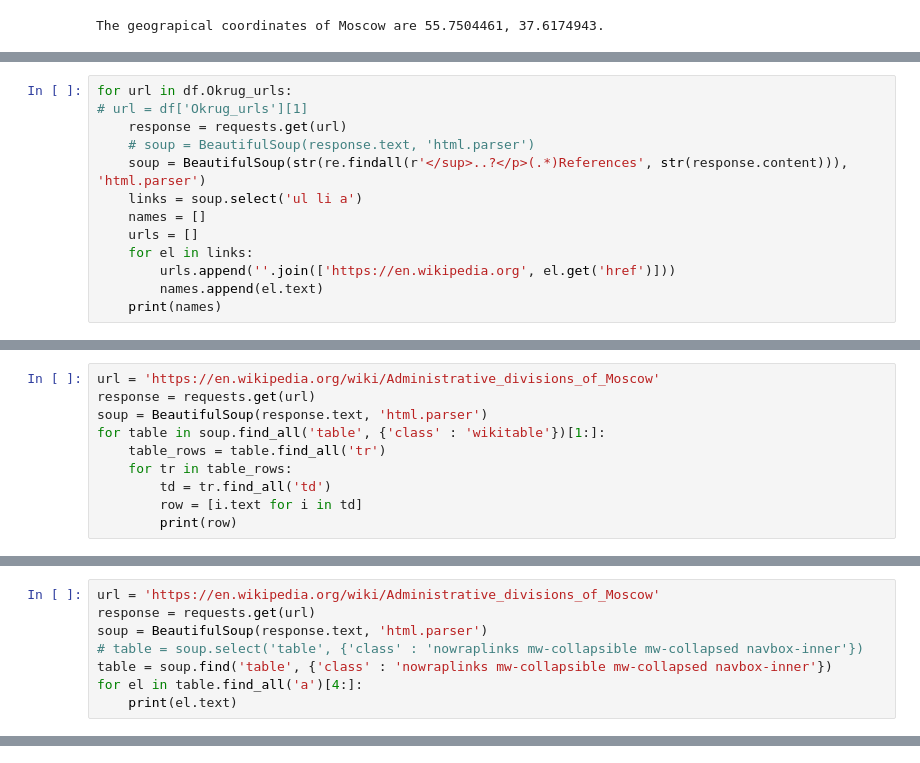
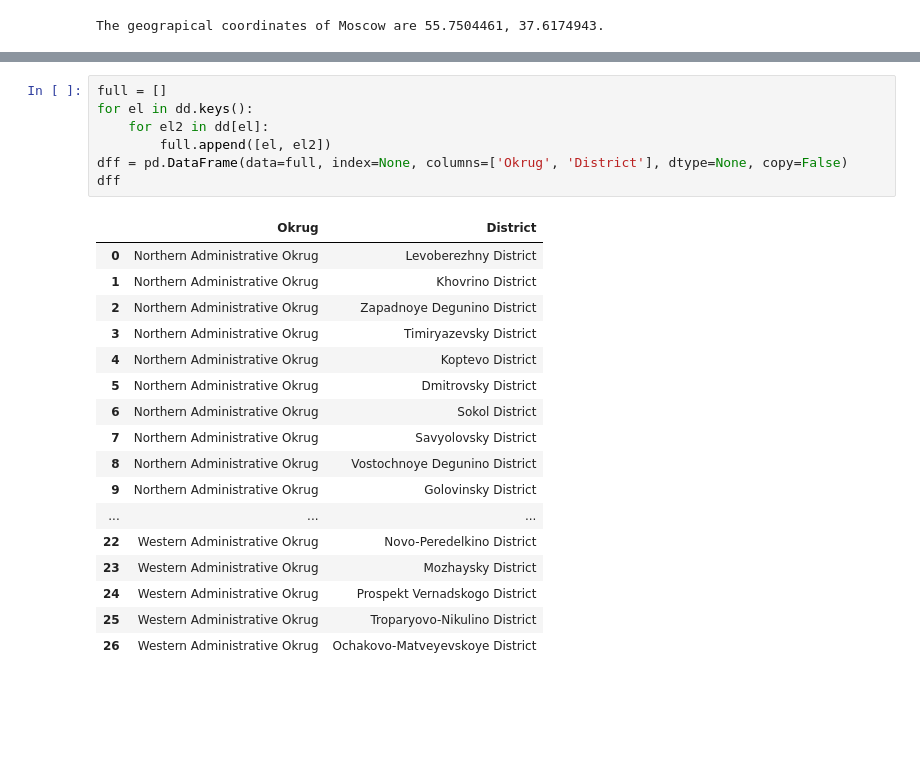
Before and after one commit to xzeqtr/Coursera_IBM_Data_Science, a Jupyter notebook: Final1.ipynb, the cells around one changed output, grey strips where cells are left out. Cells and saved outputs as stored; diff of their text form; blank space fills up the shorter version.

```diff
--- a/Final1.ipynb
+++ b/Final1.ipynb
@@ -131,13 +264,0 @@ df
-# %%
-for url in df.Okrug_urls:
-# url = df['Okrug_urls'][1]
-    response = requests.get(url)
-    # soup = BeautifulSoup(response.text, 'html.parser')
-    soup = BeautifulSoup(str(re.findall(r'</sup>..?</p>(.*)References', str(response.content))), 'html.parser')
-    links = soup.select('ul li a')
-    names = []
-    urls = []
-    for el in links:
-        urls.append(''.join(['https://en.wikipedia.org', el.get('href')]))
-        names.append(el.text)
-    print(names)
@@ -157,10 +264,0 @@ for url in df.Okrug_urls:
-# %%
-url = 'https://en.wikipedia.org/wiki/Administrative_divisions_of_Moscow'
-response = requests.get(url)
-soup = BeautifulSoup(response.text, 'html.parser')
-for table in soup.find_all('table', {'class' : 'wikitable'})[1:]:
-    table_rows = table.find_all('tr')
-    for tr in table_rows:
-        td = tr.find_all('td')
-        row = [i.text for i in td]
-        print(row)
@@ -200,8 +264,0 @@ for table in soup.find_all('table', {'class' : 'wikitable'})[1:]:
-# %%
-url = 'https://en.wikipedia.org/wiki/Administrative_divisions_of_Moscow'
-response = requests.get(url)
-soup = BeautifulSoup(response.text, 'html.parser')
-# table = soup.select('table', {'class' : 'nowraplinks mw-collapsible mw-collapsed navbox-inner'})
-table = soup.find('table', {'class' : 'nowraplinks mw-collapsible mw-collapsed navbox-inner'})
-for el in table.find_all('a')[4:]:
-    print(el.text)
@@ -287,0 +316,25 @@ data['elements']
+# %%
+full = []
+for el in dd.keys():
+    for el2 in dd[el]:
+        full.append([el, el2])
+dff = pd.DataFrame(data=full, index=None, columns=['Okrug', 'District'], dtype=None, copy=False)
+dff
+# %% [output]
+|  | Okrug | District |
+| 0 | Northern Administrative Okrug | Levoberezhny District |
+| 1 | Northern Administrative Okrug | Khovrino District |
+| 2 | Northern Administrative Okrug | Zapadnoye Degunino District |
+| 3 | Northern Administrative Okrug | Timiryazevsky District |
+| 4 | Northern Administrative Okrug | Koptevo District |
+| 5 | Northern Administrative Okrug | Dmitrovsky District |
+| 6 | Northern Administrative Okrug | Sokol District |
+| 7 | Northern Administrative Okrug | Savyolovsky District |
+| 8 | Northern Administrative Okrug | Vostochnoye Degunino District |
+| 9 | Northern Administrative Okrug | Golovinsky District |
+| ... | ... | ... |
+| 22 | Western Administrative Okrug | Novo-Peredelkino District |
+| 23 | Western Administrative Okrug | Mozhaysky District |
+| 24 | Western Administrative Okrug | Prospekt Vernadskogo District |
+| 25 | Western Administrative Okrug | Troparyovo-Nikulino District |
+| 26 | Western Administrative Okrug | Ochakovo-Matveyevskoye District |
```
Also changed, not shown: parts of 24 cells of this notebook, 3 other files.
